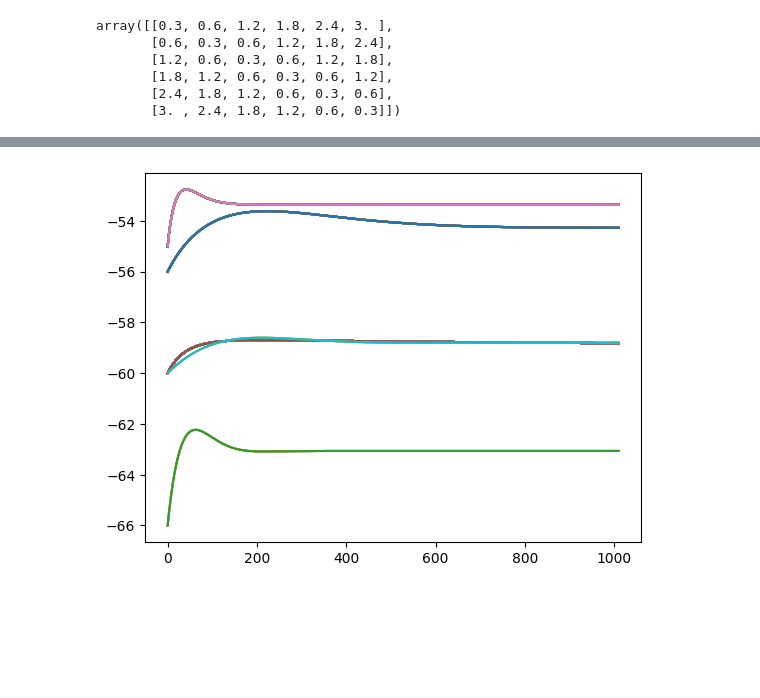
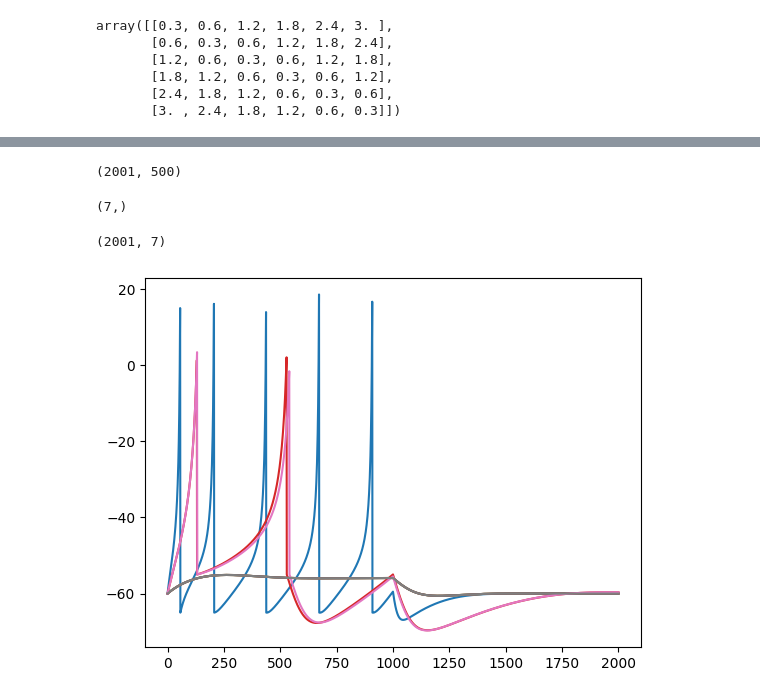
Before and after one commit to Dalsaetra/NeuroSimV3, a Jupyter notebook: python/notebook.ipynb, the cells around one changed output, grey strips where cells are left out. Drawn from its saved outputs; the diff is of its cells as text; code cells hidden in the pictures; blank space fills up the shorter version.

```diff
--- a/python/notebook.ipynb
+++ b/python/notebook.ipynb
@@ -158,6 +167,8 @@ array([[0.3, 0.6, 1.2, 1.8, 2.4, 3. ],
 # %%
 synapse_strength = np.ones((n_layers, n_layers))
 # %%
+threshold_decay = np.exp(-dt / 10)
+
 neuron_pop = NeuronPopulation(
     neurons_per_layer,
     dist_layers,
@@ -165,5 +176,5 @@ neuron_pop = NeuronPopulation(
     neuron_types,
     inhibitory,
     threshold_decay,
-    threshold_mult=1.0
+    threshold_mult=1.15
 )
@@ -170,10 +185,19 @@ neuron_pop = NeuronPopulation(
 # %%
 C = np.load("connectivity_matrix.npy")
+
+# a zero array to last dimension
+connectivity_probability = np.zeros((n_layers, n_layers, n_neuron_types, n_neuron_types+2))
+
+# Fill the connectivity probability matrix with the values from C
+connectivity_probability[:,:,:,:-2] = C[:,:,:,:]
+
+connectivity_probability[:,:,:,-2] = 1.0  # Self connections
+connectivity_probability[:,:,:,-1] = 0.0  # No connections to non-existent neurons
 # %%
 connectome = Connectome(
     max_synapses,
     neuron_pop,
-    C,
+    connectivity_probability,
     synapse_strength,
 )
 # %%
@@ -181,8 +221,13 @@ sim = Simulation(connectome, dt, stepper_type="adapt")
 # %%
-I_ext = 35
+I_ext = 100
 
 for i in range(1000):
     sim.step(I_ext=I_ext)
+
+I_ext = 0
+
+for i in range(1000):
+    sim.step(I_ext=I_ext)
 # %%
 neuron_pop.get_types_from_layer(0)
 neuron_pop.get_neurons_from_layer(0)
@@ -191,5 +236,17 @@ array([0, 1, 2])
+# %%
+np.array(sim.stats.Vs).shape
+# %% [output]
+(2001, 500)
+# %%
+neuron_pop.get_neurons_from_layer(0).shape
+# %% [output]
+(7,)
+# %%
+np.array(sim.stats.Vs)[:, neuron_pop.get_neurons_from_layer(0)].shape
+# %% [output]
+(2001, 7)
 # %%
-plt.plot(np.array(sim.stats.Vs))
+plt.plot(np.array(sim.stats.Vs)[:, neuron_pop.get_neurons_from_layer(5)])
 plt.show()
 # %% [output]
-[figure, old version]
+[figure, new version]
```
Also changed, not shown: parts of 10 cells of this notebook, 2 other files.
